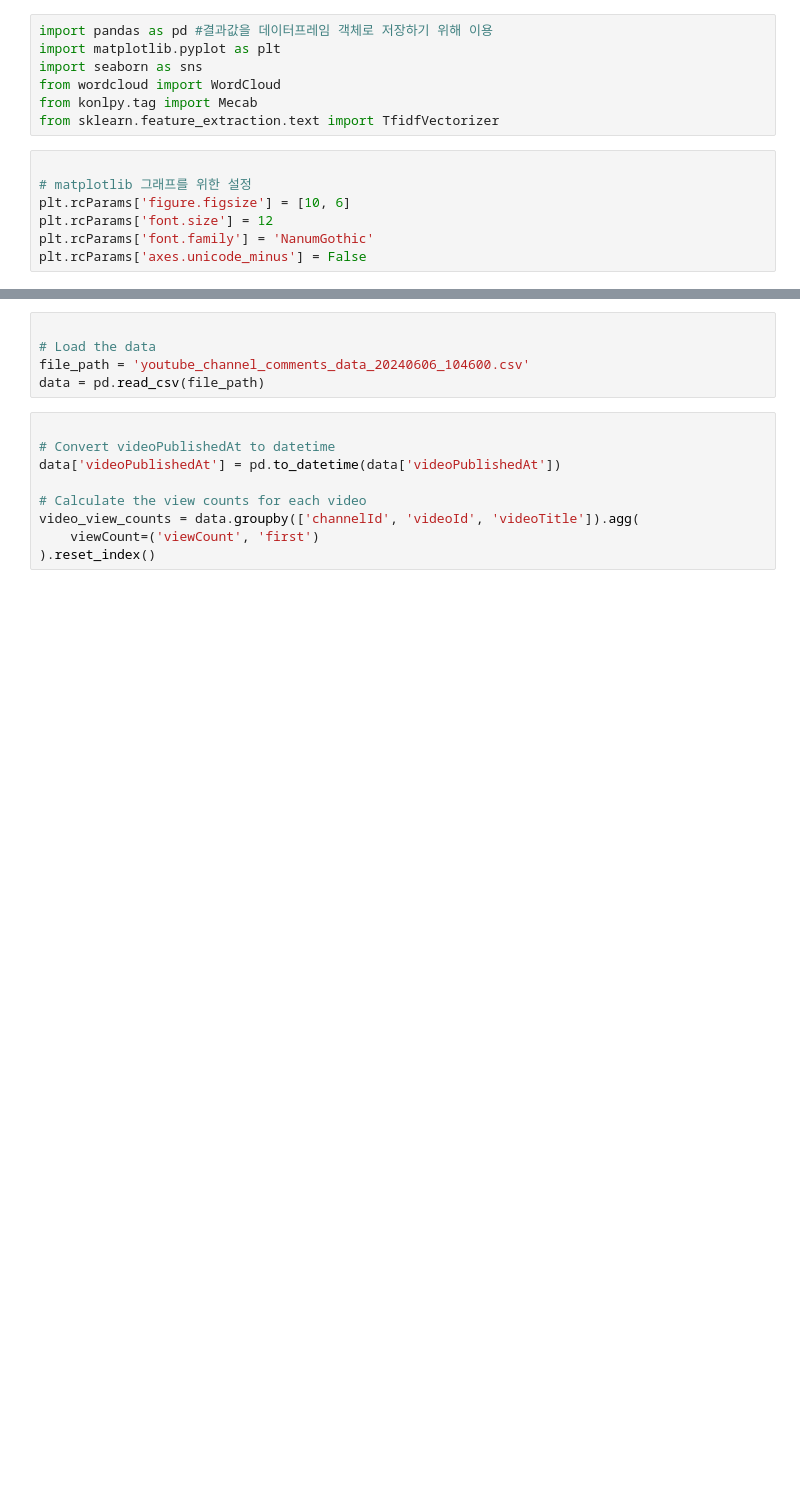
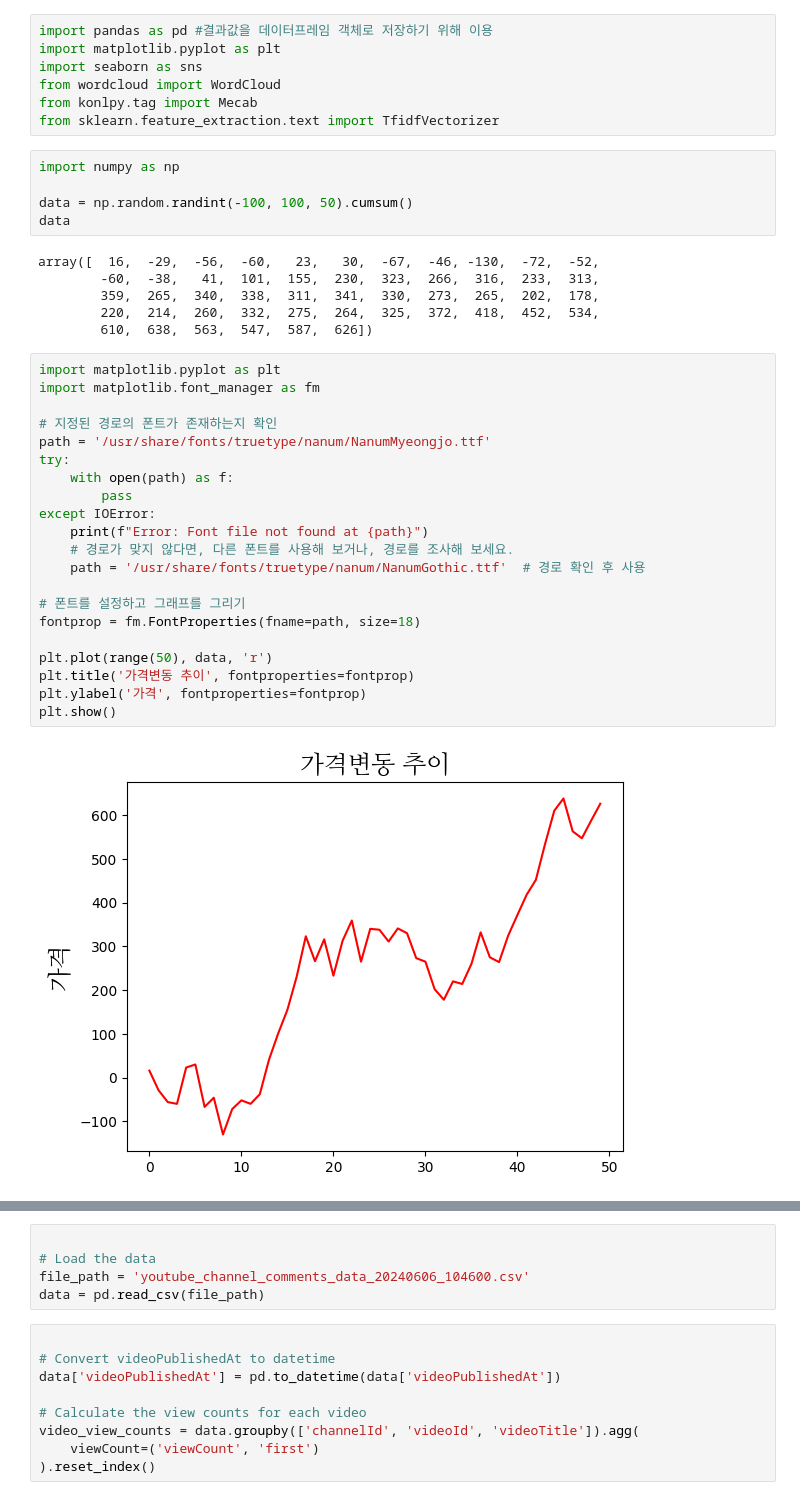
Before and after one commit to arkwith7/aSSIST_DM1, a Jupyter notebook: 99_data_analysis/05_유튜브채널별댓글분석.ipynb, the cells around one changed output, grey strips where cells are left out. Drawn from its saved outputs; the diff is of its cells as text; blank space fills up the shorter version.

```diff
--- a/99_data_analysis/05_유튜브채널별댓글분석.ipynb
+++ b/99_data_analysis/05_유튜브채널별댓글분석.ipynb
@@ -5,10 +5,37 @@ import seaborn as sns
 from wordcloud import WordCloud
 from konlpy.tag import Mecab
 from sklearn.feature_extraction.text import TfidfVectorizer
-# %%
-
-# matplotlib 그래프를 위한 설정
-plt.rcParams['figure.figsize'] = [10, 6]
-plt.rcParams['font.size'] = 12
-plt.rcParams['font.family'] = 'NanumGothic'
-plt.rcParams['axes.unicode_minus'] = False
+# %%
+import numpy as np
+
+data = np.random.randint(-100, 100, 50).cumsum()
+data
+# %% [output]
+array([  16,  -29,  -56,  -60,   23,   30,  -67,  -46, -130,  -72,  -52,
+        -60,  -38,   41,  101,  155,  230,  323,  266,  316,  233,  313,
+        359,  265,  340,  338,  311,  341,  330,  273,  265,  202,  178,
+        220,  214,  260,  332,  275,  264,  325,  372,  418,  452,  534,
+        610,  638,  563,  547,  587,  626])
+# %%
+import matplotlib.pyplot as plt
+import matplotlib.font_manager as fm
+
+# 지정된 경로의 폰트가 존재하는지 확인
+path = '/usr/share/fonts/truetype/nanum/NanumMyeongjo.ttf'
+try:
+    with open(path) as f:
+        pass
+except IOError:
+    print(f"Error: Font file not found at {path}")
+    # 경로가 맞지 않다면, 다른 폰트를 사용해 보거나, 경로를 조사해 보세요.
+    path = '/usr/share/fonts/truetype/nanum/NanumGothic.ttf'  # 경로 확인 후 사용
+
+# 폰트를 설정하고 그래프를 그리기
+fontprop = fm.FontProperties(fname=path, size=18)
+
+plt.plot(range(50), data, 'r')
+plt.title('가격변동 추이', fontproperties=fontprop)
+plt.ylabel('가격', fontproperties=fontprop)
+plt.show()
+# %% [output]
+[figure, added]
```
Also changed, not shown: parts of 7 cells of this notebook, 1 other file.
